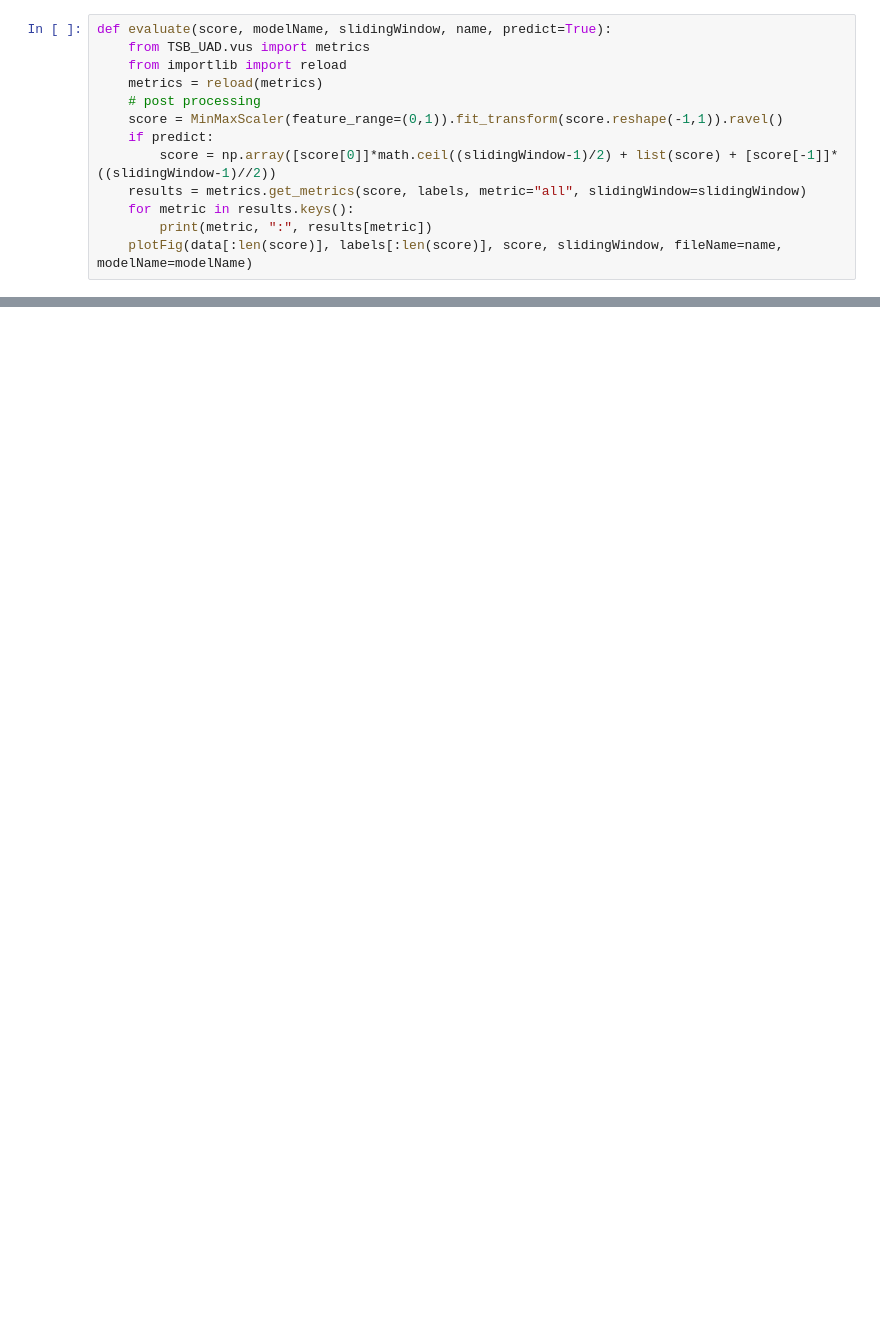
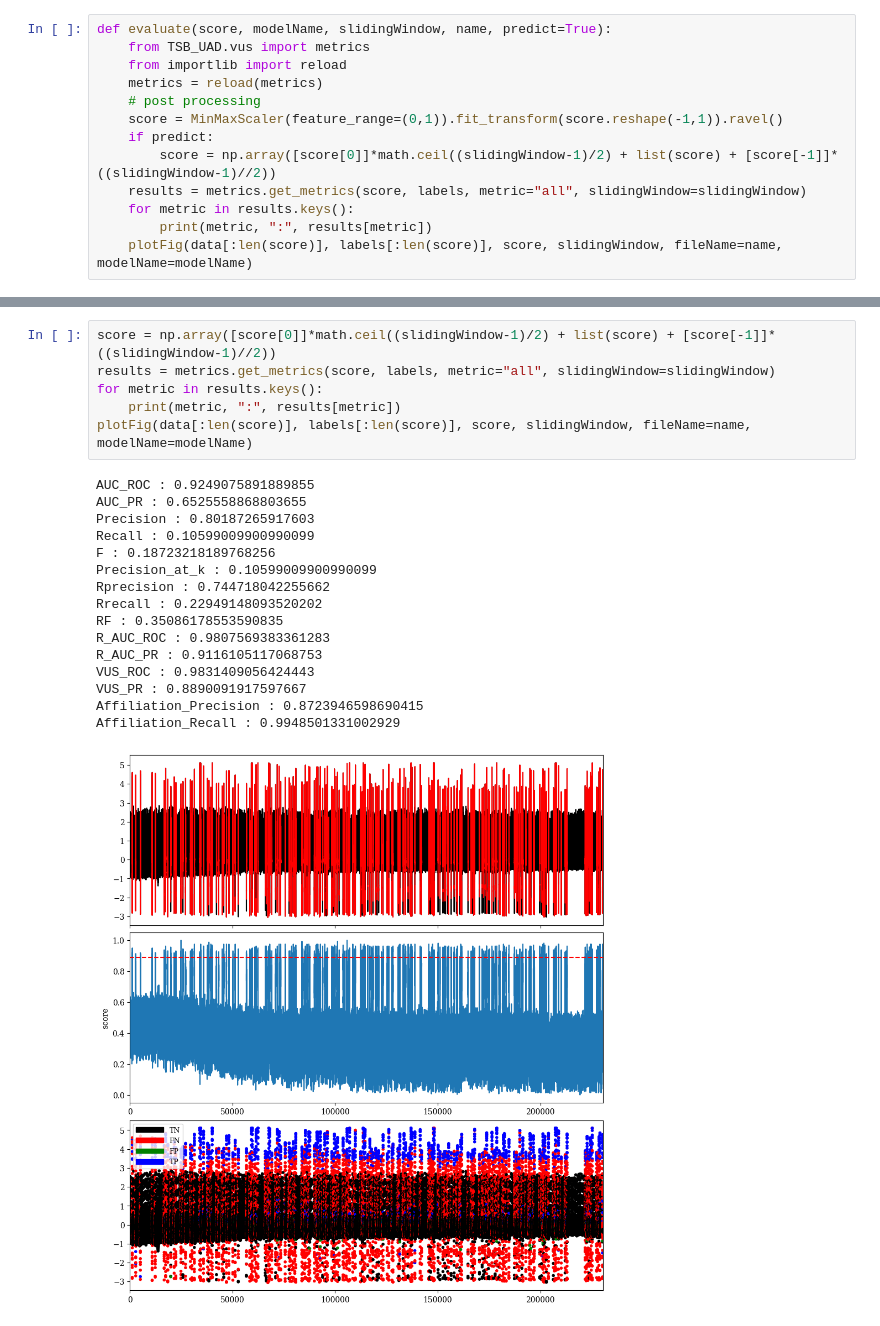
Before and after one commit to lazarosgogos/TSB-UAD, a Jupyter notebook: run copy.ipynb, the cells around one changed output, grey strips where cells are left out. Saved outputs shown, nothing was run; the diff lists cells and outputs as text; blank space fills up the shorter version.

```diff
--- a/run copy.ipynb
+++ b/run copy.ipynb
@@ -214,0 +175,23 @@ Here is the full command invocation and its output:
+# %%
+score = np.array([score[0]]*math.ceil((slidingWindow-1)/2) + list(score) + [score[-1]]*((slidingWindow-1)//2))
+results = metrics.get_metrics(score, labels, metric="all", slidingWindow=slidingWindow)
+for metric in results.keys():
+    print(metric, ":", results[metric])
+plotFig(data[:len(score)], labels[:len(score)], score, slidingWindow, fileName=name, modelName=modelName)
+# %% [output]
+AUC_ROC : 0.9249075891889855
+AUC_PR : 0.6525558868803655
+Precision : 0.80187265917603
+Recall : 0.10599009900990099
+F : 0.18723218189768256
+Precision_at_k : 0.10599009900990099
+Rprecision : 0.744718042255662
+Rrecall : 0.22949148093520202
+RF : 0.35086178553590835
+R_AUC_ROC : 0.9807569383361283
+R_AUC_PR : 0.9116105117068753
+VUS_ROC : 0.9831409056424443
+VUS_PR : 0.8890091917597667
+Affiliation_Precision : 0.8723946598690415
+Affiliation_Recall : 0.9948501331002929
+[figure, added]
```
Also changed, not shown: parts of 9 cells of this notebook, 3 other files.
